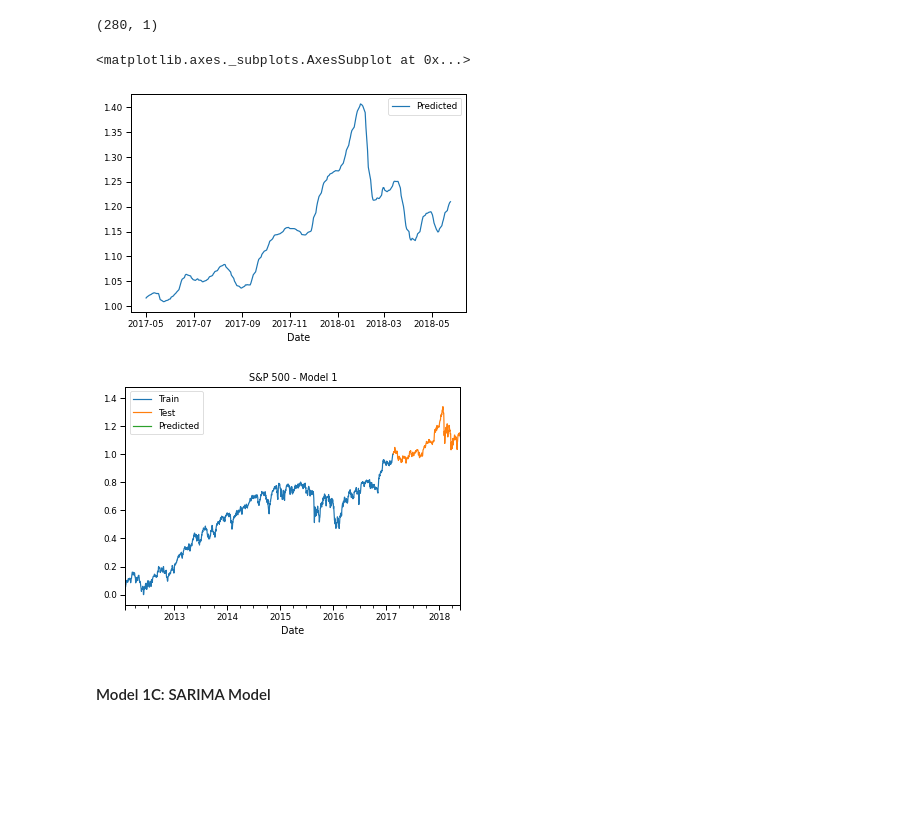
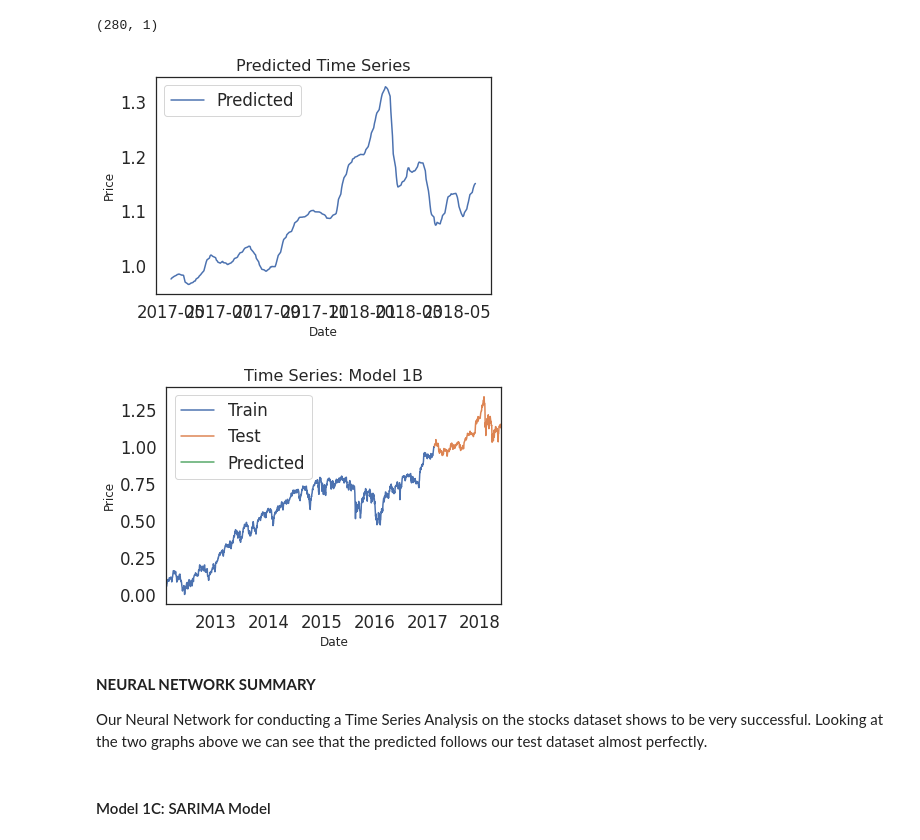
Before and after one commit to lauren-esser/Better-Stock-Market-Prediction, a Jupyter notebook: Final.ipynb, the cells around one changed output. Saved outputs shown, nothing was run; the diff lists cells and outputs as text; code cells hidden in the pictures; blank space fills up the shorter version.

```diff
--- a/Final.ipynb
+++ b/Final.ipynb
@@ -701,6 +703,10 @@ news.head(5)
 ### Stocks Exploration
 # %% [markdown]
 ###### Line Plot
+# %%
+sns.set(font_scale = 1.5)
+# %%
+sns.set_style('white')
 # %%
 #line plot of stocks price over the years
 fig = plt.figure(figsize = (15, 8))
@@ -1233,9 +1261,11 @@ X_test[length:].shape
 # %%
 #visualize predicted seperate from trainand test.
 sns.lineplot(X_test[length:].index, y_hat_test.flatten(), label = 'Predicted')
+plt.title('Predicted Time Series', fontsize = 16)
+plt.xlabel('Date', fontsize = 12)
+plt.ylabel('Price', fontsize = 12);
 # %% [output]
-<matplotlib.axes._subplots.AxesSubplot at 0x...>
-[figure, old version]
+[figure, new version]
 # %%
 #plot predicted together
 fig, ax = plt.subplots()
@@ -1246,8 +1276,16 @@ ax.set_title('S&P 500 - Model 1')
 L = plt.legend()
 L.get_texts()[0].set_text('Train')
 L.get_texts()[1].set_text('Test')
+
+plt.title('Time Series: Model 1B', fontsize = 16)
+plt.xlabel('Date', fontsize = 12)
+plt.ylabel('Price', fontsize = 12);
 # %% [output]
-[figure, old version]
+[figure, new version]
+# %% [markdown]
+**NEURAL NETWORK SUMMARY**
+
+Our Neural Network for conducting a Time Series Analysis on the stocks dataset shows to be very successful. Looking at the two graphs above we can see that the predicted follows our test dataset almost perfectly.
 # %% [markdown]
 #### Model 1C: SARIMA Model
 # %% [markdown]
```
Also changed, not shown: parts of 63 cells of this notebook.
